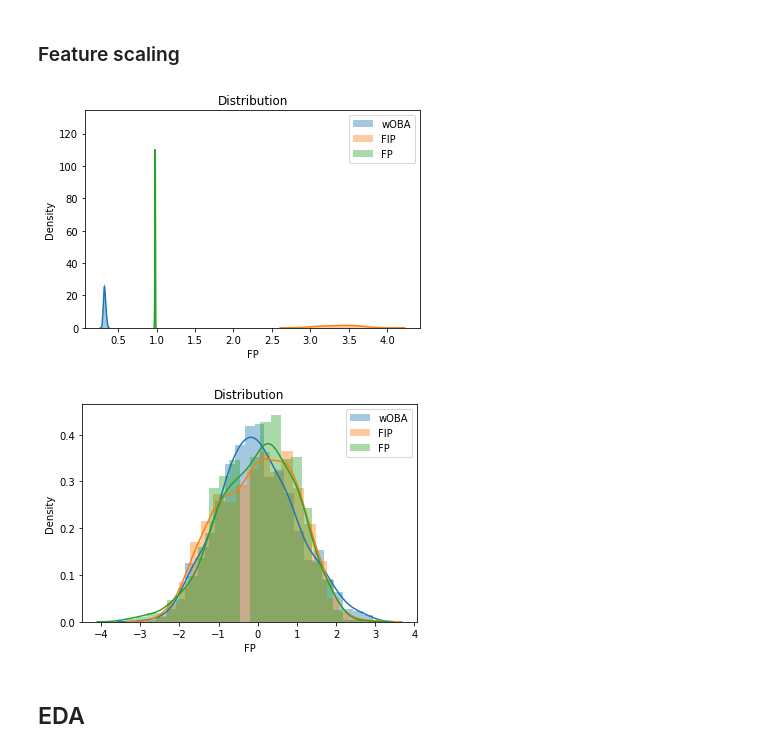
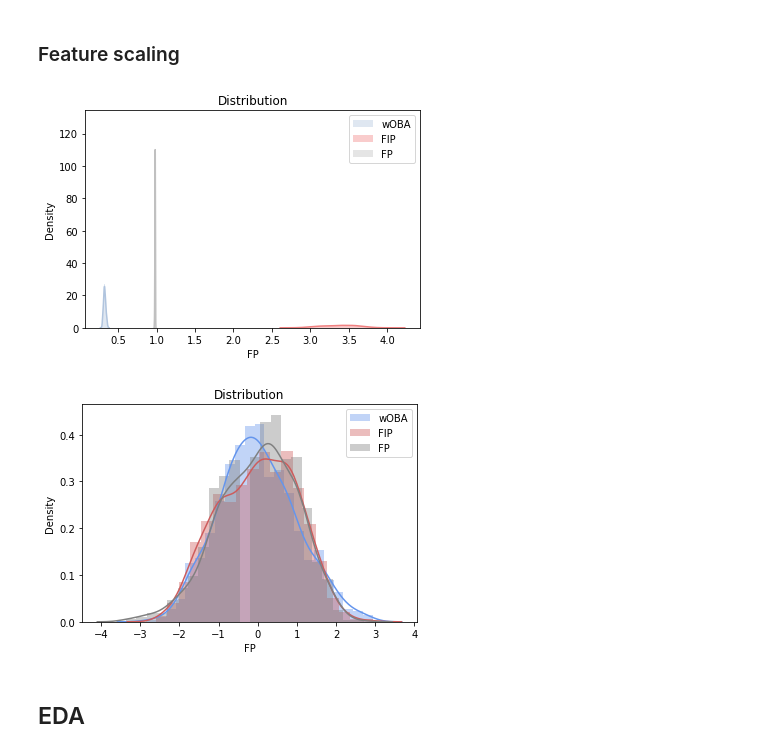
Before and after one commit to jinwls/Batting_Pitching_Fielding, a Jupyter notebook: bat_pitch_field.ipynb, the cells around one changed output. Drawn from its saved outputs; the diff is of its cells as text; code cells hidden in the pictures.

```diff
--- a/bat_pitch_field.ipynb
+++ b/bat_pitch_field.ipynb
@@ -68,7 +72,7 @@ df['FIP'] = ((df.HRA*13 + (df.BBA+df.PHBP)*3 - df.SOA*2)) / df.IPouts + df.cFIP
 df['wOBA_team'] = ((df.wBB*df.BB) + (df.wHBP*df.HBP) + (df.w1B*df['1B']) + (df.w2B*df['2B']) + (df.w3B*df['3B']) + (df.wHR*df.HR)) / (df.AB+df.BB+df.SF+df.HBP)
 # %%
 # Win percentage
-df['W%'] = df['W'] / df['G']
+df['Wp'] = df['W'] / df['G']
 
 # time eras
 # The free agency era 1977-1993
@@ -81,7 +85,7 @@ df.loc[(df["yearID"] >= 2006),'eras'] = 'PostSteroid'
 df = df[df['eras'] != 0]
 # %%
 # extract feature that we will use
-columns = ['yearID','teamID','wOBA_team','FIP','FP','W','W%','eras']
+columns = ['yearID','teamID','wOBA_team','FIP','FP','W','Wp','eras']
 df = df[columns]
 df.shape
 # %% [output]
@@ -138,14 +144,14 @@ df = df[df.yearID.isin(years) == False]
 ### Feature scaling
 # %%
 # feature scaling
-sns.distplot(df.wOBA_team, label='wOBA')
-sns.distplot(df.FIP, label='FIP')
-sns.distplot(df.FP, label='FP')
+sns.distplot(df.wOBA_team, label='wOBA', color='lightsteelblue')
+sns.distplot(df.FIP, label='FIP', color='lightcoral')
+sns.distplot(df.FP, label='FP', color='silver')
 plt.title('Distribution')
 plt.legend()
 plt.show()
 # %% [output]
-[figure, old version]
+[figure, new version]
 # %%
 # scale to same variance so that we can compare them directly
 sc = StandardScaler()
@@ -154,14 +160,14 @@ df_scaled = df.copy()
 sc.fit(df_scaled[val])
 df_scaled[val] = sc.transform(df_scaled[val])
 # %%
-sns.distplot(df_scaled.wOBA_team, label='wOBA')
-sns.distplot(df_scaled.FIP, label='FIP')
-sns.distplot(df_scaled.FP, label='FP')
+sns.distplot(df_scaled.wOBA_team, label='wOBA', color='cornflowerblue')
+sns.distplot(df_scaled.FIP, label='FIP', color='indianred')
+sns.distplot(df_scaled.FP, label='FP', color='grey')
 plt.title('Distribution')
 plt.legend()
 plt.show()
 # %% [output]
-[figure, old version]
+[figure, new version]
 # %% [markdown]
 ## EDA
 # %% [markdown]
```
Also changed, not shown: parts of 24 cells of this notebook, 2 other files.
